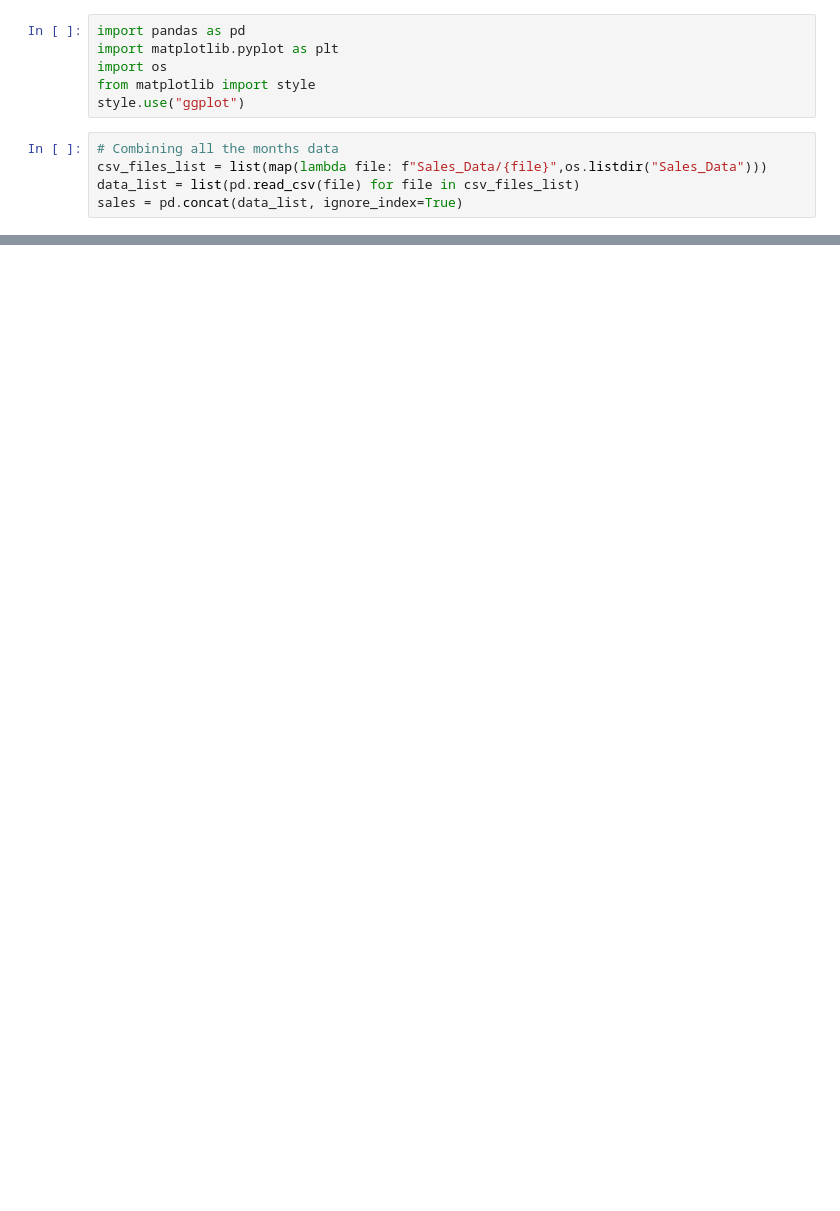
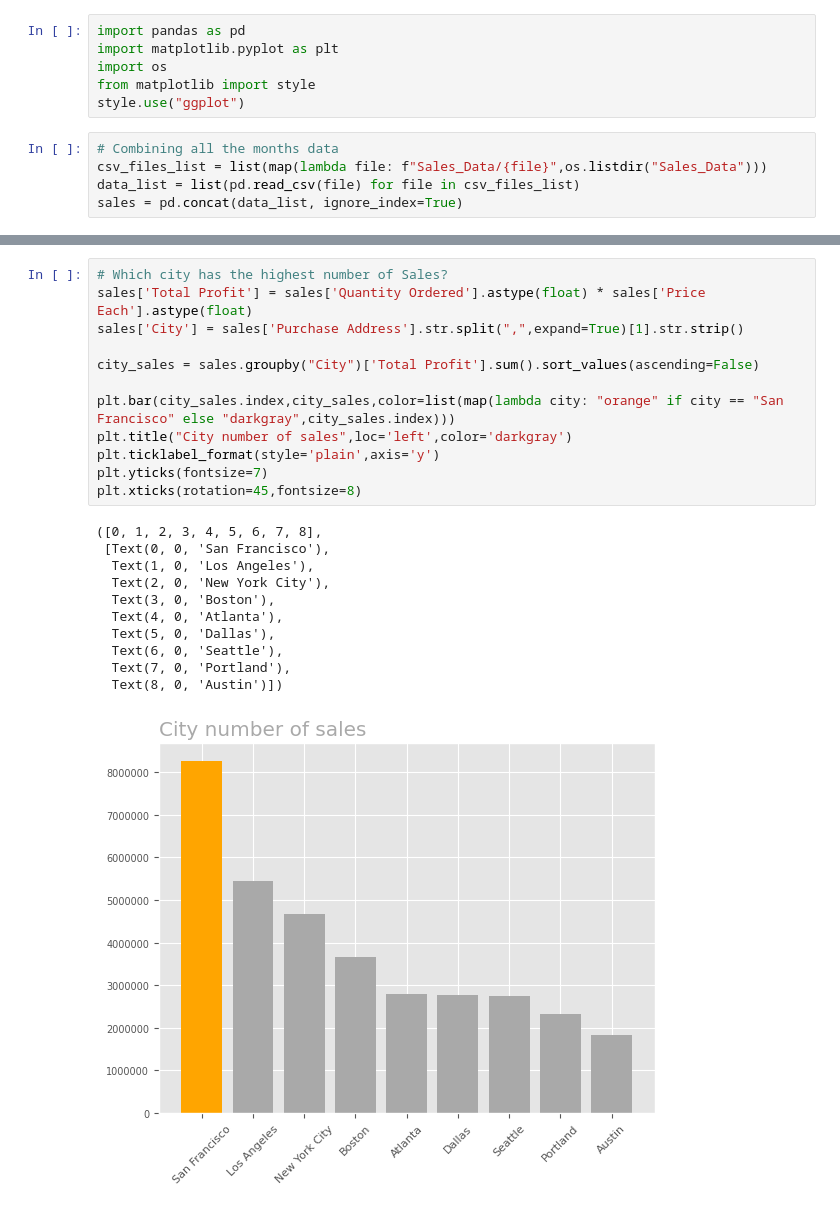
Before and after one commit to LiamFer/Data-Analysis-Projects, a Jupyter notebook: Data Analysis/Sales Analysis/sales.ipynb, the cells around one changed output, grey strips where cells are left out. Cells and saved outputs as stored; diff of their text form; blank space fills up the shorter version.

```diff
--- a/Data Analysis/Sales Analysis/sales.ipynb
+++ b/Data Analysis/Sales Analysis/sales.ipynb
@@ -49,0 +32,24 @@ KeyError: '0'
+# %%
+# Which city has the highest number of Sales?
+sales['Total Profit'] = sales['Quantity Ordered'].astype(float) * sales['Price Each'].astype(float)
+sales['City'] = sales['Purchase Address'].str.split(",",expand=True)[1].str.strip()
+
+city_sales = sales.groupby("City")['Total Profit'].sum().sort_values(ascending=False)
+
+plt.bar(city_sales.index,city_sales,color=list(map(lambda city: "orange" if city == "San Francisco" else "darkgray",city_sales.index)))
+plt.title("City number of sales",loc='left',color='darkgray')
+plt.ticklabel_format(style='plain',axis='y')
+plt.yticks(fontsize=7)
+plt.xticks(rotation=45,fontsize=8)
+# %% [output]
+([0, 1, 2, 3, 4, 5, 6, 7, 8],
+ [Text(0, 0, 'San Francisco'),
+  Text(1, 0, 'Los Angeles'),
+  Text(2, 0, 'New York City'),
+  Text(3, 0, 'Boston'),
+  Text(4, 0, 'Atlanta'),
+  Text(5, 0, 'Dallas'),
+  Text(6, 0, 'Seattle'),
+  Text(7, 0, 'Portland'),
+  Text(8, 0, 'Austin')])
+[figure, added]
```
Also changed, not shown: parts of 3 cells of this notebook.
